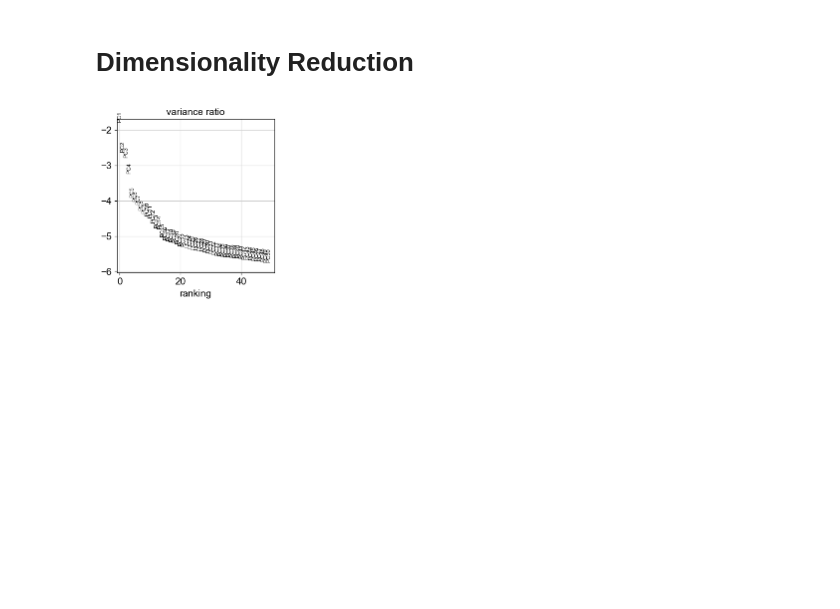
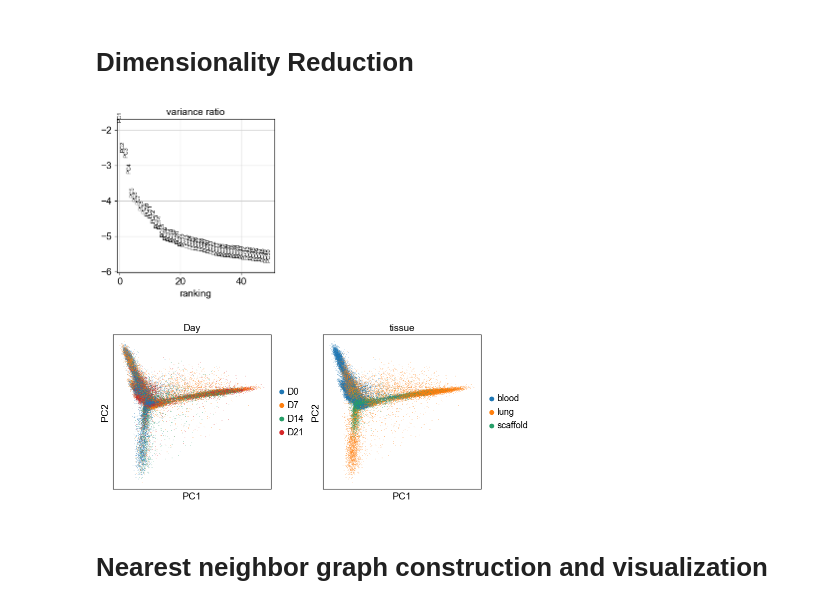
Before and after one commit to ischrack/ML-4T1-Parse-scRNAseq, a Jupyter notebook: Codes/ML-Pipeline_4T1-scRNA-Parsev3DropSeq-Integrated.ipynb, the cells around one changed output. Drawn from its saved outputs; the diff is of its cells as text; code cells hidden in the pictures; blank space fills up the shorter version.

```diff
--- a/Codes/ML-Pipeline_4T1-scRNA-Parsev3DropSeq-Integrated.ipynb
+++ b/Codes/ML-Pipeline_4T1-scRNA-Parsev3DropSeq-Integrated.ipynb
@@ -294,3 +294,15 @@ sc.tl.pca(adata)
 sc.pl.pca_variance_ratio(adata, n_pcs=50, log=True)
 # %% [output]
 [figure]
+# %%
+sc.pl.pca(
+    adata,
+    color = ["Day", "tissue"],
+    dimensions = [(0, 1), (0, 1)],
+    ncols = 2,
+    size = 2
+)
+# %% [output]
+[figure, added]
+# %% [markdown]
+# Nearest neighbor graph construction and visualization
```
Also changed, not shown: parts of 5 cells of this notebook, 1 other file.
